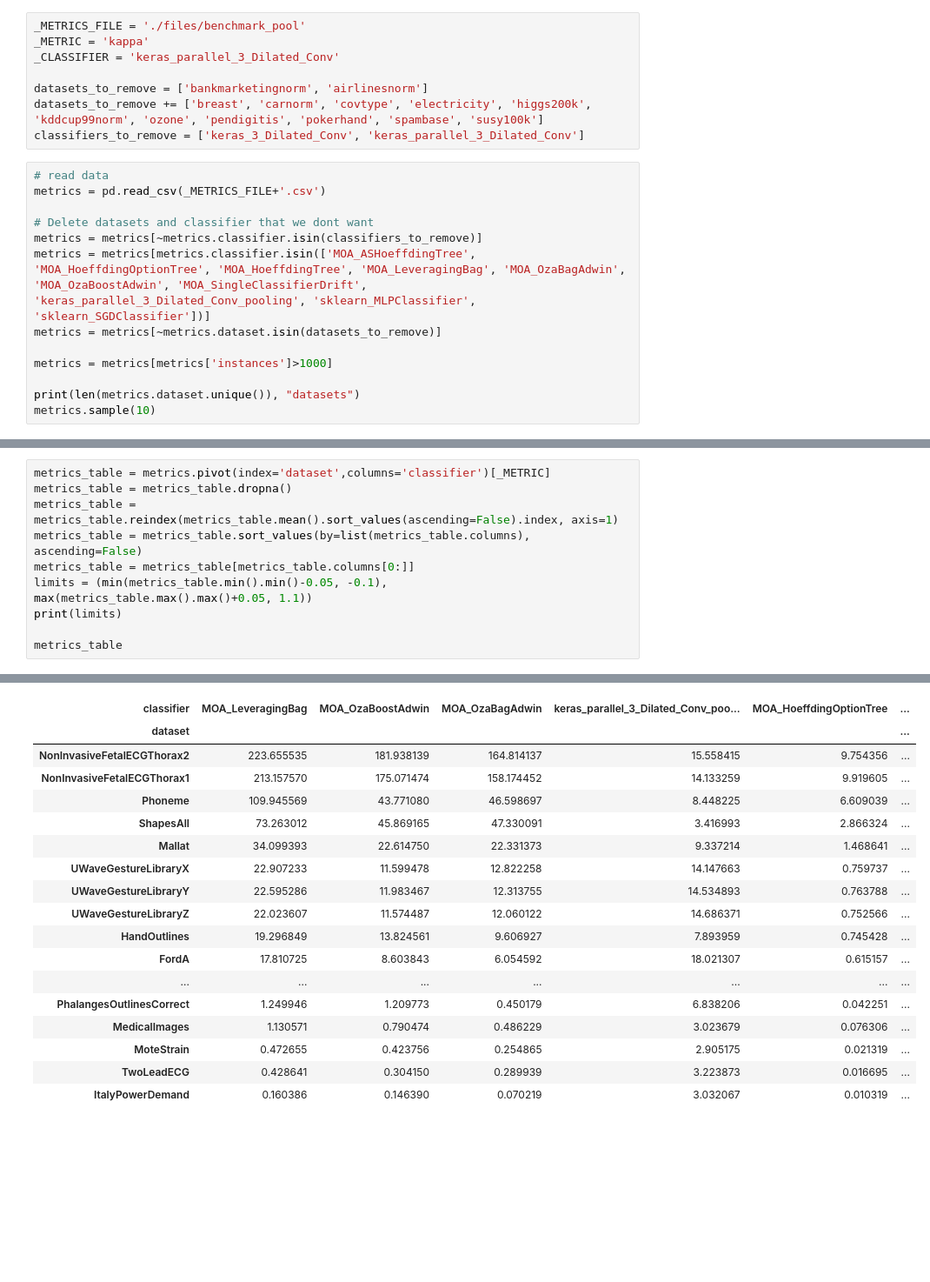
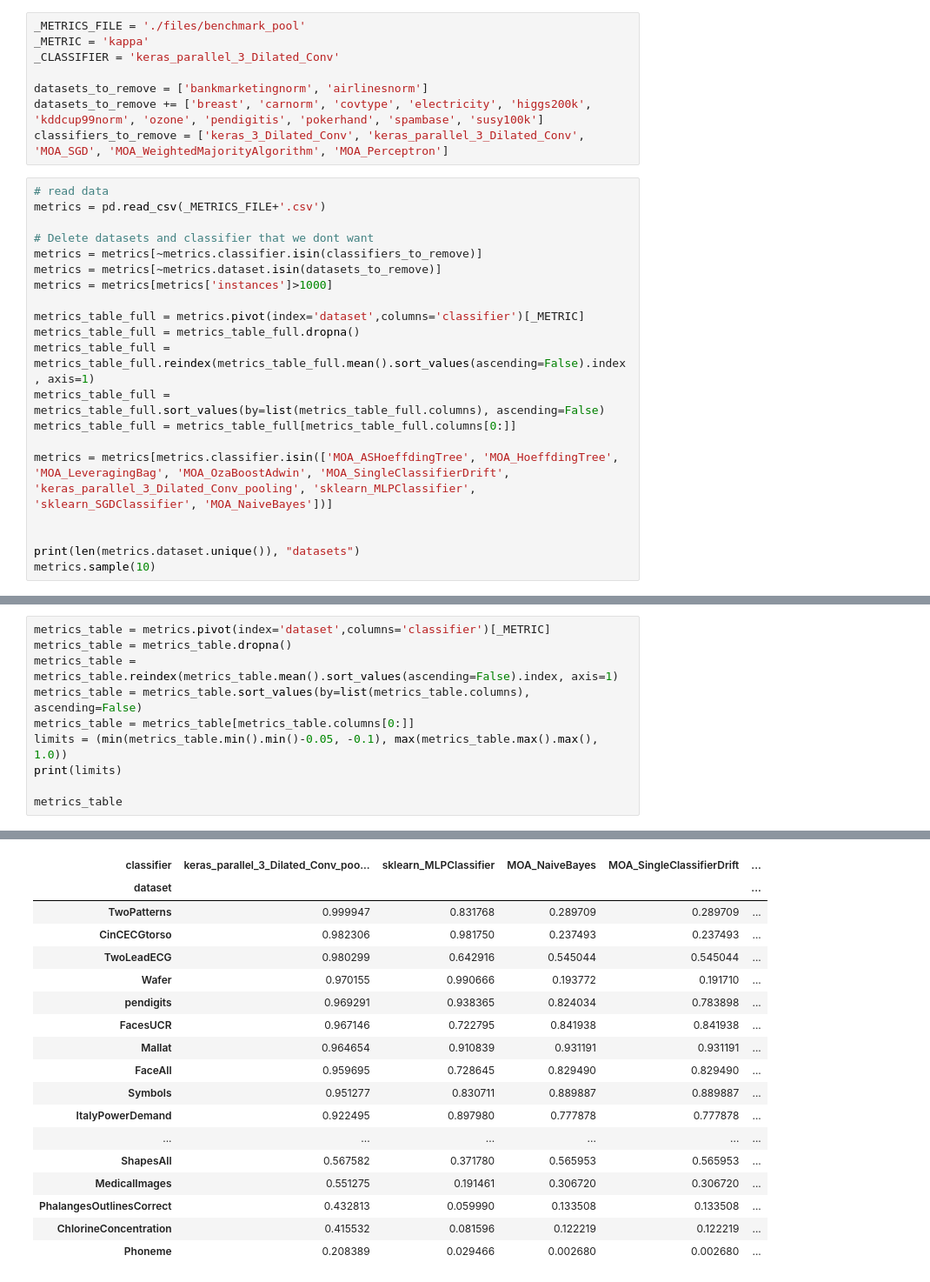
Before and after one commit to pedrolarben/ADLStream, a Jupyter notebook: utils/notebooks/kappa-plots.ipynb, the cells around one changed output, grey strips where cells are left out. Shown at 87% size. Cells and saved outputs as stored; diff of their text form; blank space fills up the shorter version.

```diff
--- a/utils/notebooks/kappa-plots.ipynb
+++ b/utils/notebooks/kappa-plots.ipynb
@@ -23,17 +22,24 @@ _CLASSIFIER = 'keras_parallel_3_Dilated_Conv'
 
 datasets_to_remove = ['bankmarketingnorm', 'airlinesnorm']
 datasets_to_remove += ['breast', 'carnorm', 'covtype', 'electricity', 'higgs200k', 'kddcup99norm', 'ozone', 'pendigitis', 'pokerhand', 'spambase', 'susy100k']
-classifiers_to_remove = ['keras_3_Dilated_Conv', 'keras_parallel_3_Dilated_Conv']
+classifiers_to_remove = ['keras_3_Dilated_Conv', 'keras_parallel_3_Dilated_Conv', 'MOA_SGD', 'MOA_WeightedMajorityAlgorithm', 'MOA_Perceptron']
 # %%
 # read data
 metrics = pd.read_csv(_METRICS_FILE+'.csv')
 
 # Delete datasets and classifier that we dont want
 metrics = metrics[~metrics.classifier.isin(classifiers_to_remove)]
-metrics = metrics[metrics.classifier.isin(['MOA_ASHoeffdingTree', 'MOA_HoeffdingOptionTree', 'MOA_HoeffdingTree', 'MOA_LeveragingBag', 'MOA_OzaBagAdwin', 'MOA_OzaBoostAdwin', 'MOA_SingleClassifierDrift', 'keras_parallel_3_Dilated_Conv_pooling', 'sklearn_MLPClassifier', 'sklearn_SGDClassifier'])]
 metrics = metrics[~metrics.dataset.isin(datasets_to_remove)]
+metrics = metrics[metrics['instances']>1000]
 
-metrics = metrics[metrics['instances']>1000]
+metrics_table_full = metrics.pivot(index='dataset',columns='classifier')[_METRIC]
+metrics_table_full = metrics_table_full.dropna()
+metrics_table_full = metrics_table_full.reindex(metrics_table_full.mean().sort_values(ascending=False).index, axis=1)
+metrics_table_full = metrics_table_full.sort_values(by=list(metrics_table_full.columns), ascending=False)
+metrics_table_full = metrics_table_full[metrics_table_full.columns[0:]]
+
+metrics = metrics[metrics.classifier.isin(['MOA_ASHoeffdingTree', 'MOA_HoeffdingTree', 'MOA_LeveragingBag', 'MOA_OzaBoostAdwin', 'MOA_SingleClassifierDrift', 'keras_parallel_3_Dilated_Conv_pooling', 'sklearn_MLPClassifier', 'sklearn_SGDClassifier', 'MOA_NaiveBayes'])]
+
 
 print(len(metrics.dataset.unique()), "datasets")
 metrics.sample(10)
@@ -56,7 +68,7 @@ metrics_table = metrics_table.dropna()
 metrics_table = metrics_table.reindex(metrics_table.mean().sort_values(ascending=False).index, axis=1)
 metrics_table = metrics_table.sort_values(by=list(metrics_table.columns), ascending=False)
 metrics_table = metrics_table[metrics_table.columns[0:]]
-limits = (min(metrics_table.min().min()-0.05, -0.1), max(metrics_table.max().max()+0.05, 1.1))
+limits = (min(metrics_table.min().min()-0.05, -0.1), max(metrics_table.max().max(), 1.0))
 print(limits)
 
 metrics_table
@@ -65,21 +77,21 @@ metrics_table
-| classifier | MOA_LeveragingBag | MOA_OzaBoostAdwin | MOA_OzaBagAdwin | keras_parallel_3_Dilated_Conv_poo... | MOA_HoeffdingOptionTree | ... |
-| dataset |  |  |  |  |  | ... |
-| NonInvasiveFetalECGThorax2 | 223.655535 | 181.938139 | 164.814137 | 15.558415 | 9.754356 | ... |
-| NonInvasiveFetalECGThorax1 | 213.157570 | 175.071474 | 158.174452 | 14.133259 | 9.919605 | ... |
-| Phoneme | 109.945569 | 43.771080 | 46.598697 | 8.448225 | 6.609039 | ... |
-| ShapesAll | 73.263012 | 45.869165 | 47.330091 | 3.416993 | 2.866324 | ... |
-| Mallat | 34.099393 | 22.614750 | 22.331373 | 9.337214 | 1.468641 | ... |
-| UWaveGestureLibraryX | 22.907233 | 11.599478 | 12.822258 | 14.147663 | 0.759737 | ... |
-| UWaveGestureLibraryY | 22.595286 | 11.983467 | 12.313755 | 14.534893 | 0.763788 | ... |
-| UWaveGestureLibraryZ | 22.023607 | 11.574487 | 12.060122 | 14.686371 | 0.752566 | ... |
-| HandOutlines | 19.296849 | 13.824561 | 9.606927 | 7.893959 | 0.745428 | ... |
-| FordA | 17.810725 | 8.603843 | 6.054592 | 18.021307 | 0.615157 | ... |
-| ... | ... | ... | ... | ... | ... | ... |
-| PhalangesOutlinesCorrect | 1.249946 | 1.209773 | 0.450179 | 6.838206 | 0.042251 | ... |
-| MedicalImages | 1.130571 | 0.790474 | 0.486229 | 3.023679 | 0.076306 | ... |
-| MoteStrain | 0.472655 | 0.423756 | 0.254865 | 2.905175 | 0.021319 | ... |
-| TwoLeadECG | 0.428641 | 0.304150 | 0.289939 | 3.223873 | 0.016695 | ... |
-| ItalyPowerDemand | 0.160386 | 0.146390 | 0.070219 | 3.032067 | 0.010319 | ... |
+| classifier | keras_parallel_3_Dilated_Conv_poo... | sklearn_MLPClassifier | MOA_NaiveBayes | MOA_SingleClassifierDrift | ... |
+| dataset |  |  |  |  | ... |
+| TwoPatterns | 0.999947 | 0.831768 | 0.289709 | 0.289709 | ... |
+| CinCECGtorso | 0.982306 | 0.981750 | 0.237493 | 0.237493 | ... |
+| TwoLeadECG | 0.980299 | 0.642916 | 0.545044 | 0.545044 | ... |
+| Wafer | 0.970155 | 0.990666 | 0.193772 | 0.191710 | ... |
+| pendigits | 0.969291 | 0.938365 | 0.824034 | 0.783898 | ... |
+| FacesUCR | 0.967146 | 0.722795 | 0.841938 | 0.841938 | ... |
+| Mallat | 0.964654 | 0.910839 | 0.931191 | 0.931191 | ... |
+| FaceAll | 0.959695 | 0.728645 | 0.829490 | 0.829490 | ... |
+| Symbols | 0.951277 | 0.830711 | 0.889887 | 0.889887 | ... |
+| ItalyPowerDemand | 0.922495 | 0.897980 | 0.777878 | 0.777878 | ... |
+| ... | ... | ... | ... | ... | ... |
+| ShapesAll | 0.567582 | 0.371780 | 0.565953 | 0.565953 | ... |
+| MedicalImages | 0.551275 | 0.191461 | 0.306720 | 0.306720 | ... |
+| PhalangesOutlinesCorrect | 0.432813 | 0.059990 | 0.133508 | 0.133508 | ... |
+| ChlorineConcentration | 0.415532 | 0.081596 | 0.122219 | 0.122219 | ... |
+| Phoneme | 0.208389 | 0.029466 | 0.002680 | 0.002680 | ... |
 # %%
 metrics_table = metrics_table.reindex(metrics_table.mean().sort_values(ascending=False).index, axis=1)
 list(metrics_table.columns)
```
Also changed, not shown: parts of 17 cells of this notebook, 14 other files.
